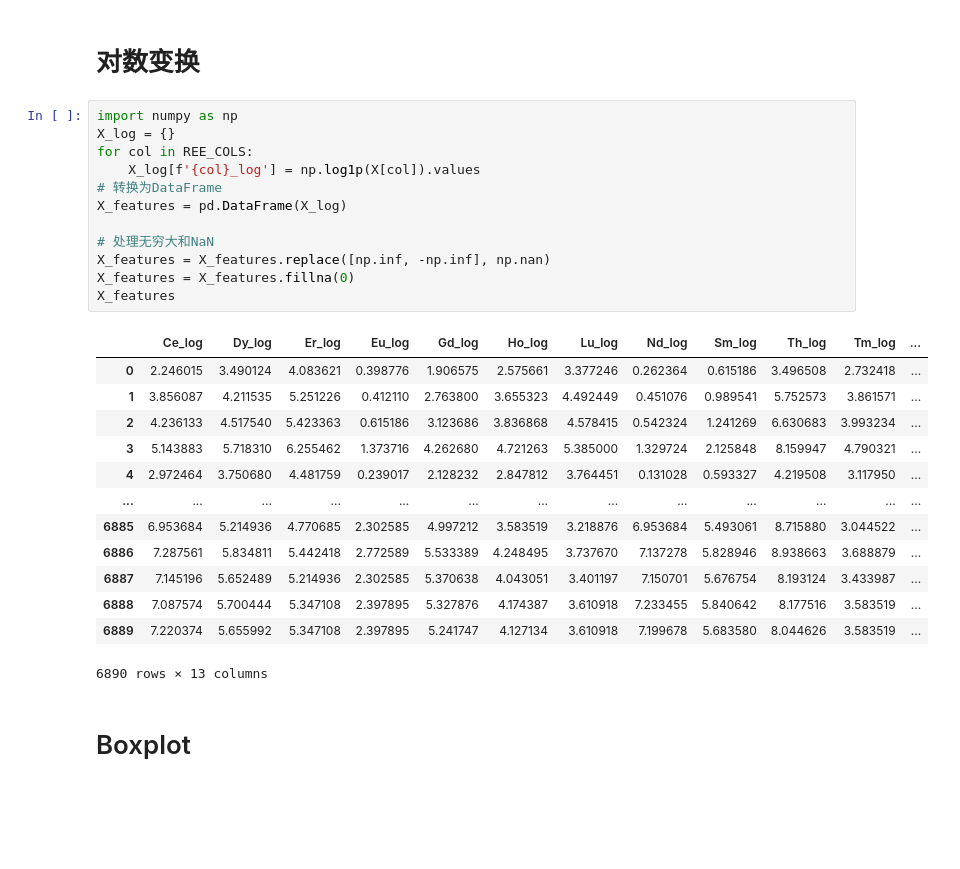
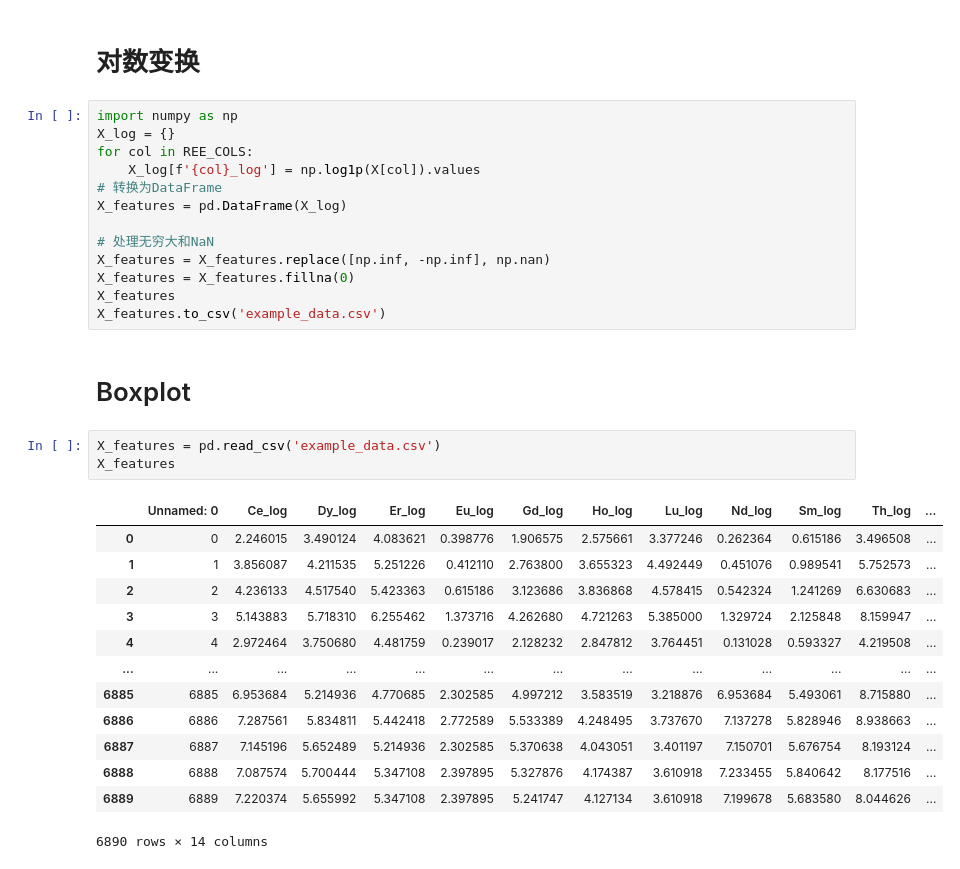
Before and after one commit to LvYan-Ai4Geo/zircons-classification, a Jupyter notebook: src/data_preprocess/data_analysis_boxplot.ipynb, the cells around one changed output. Cells and saved outputs as stored; diff of their text form; blank space fills up the shorter version.

```diff
--- a/src/data_preprocess/data_analysis_boxplot.ipynb
+++ b/src/data_preprocess/data_analysis_boxplot.ipynb
@@ -60,20 +161,24 @@ X_features = pd.DataFrame(X_log)
 X_features = X_features.replace([np.inf, -np.inf], np.nan)
 X_features = X_features.fillna(0)
 X_features
+X_features.to_csv('example_data.csv')
-# %% [output]
-|  | Ce_log | Dy_log | Er_log | Eu_log | Gd_log | Ho_log | Lu_log | Nd_log | Sm_log | Th_log | Tm_log | ... |
-| 0 | 2.246015 | 3.490124 | 4.083621 | 0.398776 | 1.906575 | 2.575661 | 3.377246 | 0.262364 | 0.615186 | 3.496508 | 2.732418 | ... |
-| 1 | 3.856087 | 4.211535 | 5.251226 | 0.412110 | 2.763800 | 3.655323 | 4.492449 | 0.451076 | 0.989541 | 5.752573 | 3.861571 | ... |
-| 2 | 4.236133 | 4.517540 | 5.423363 | 0.615186 | 3.123686 | 3.836868 | 4.578415 | 0.542324 | 1.241269 | 6.630683 | 3.993234 | ... |
-| 3 | 5.143883 | 5.718310 | 6.255462 | 1.373716 | 4.262680 | 4.721263 | 5.385000 | 1.329724 | 2.125848 | 8.159947 | 4.790321 | ... |
-| 4 | 2.972464 | 3.750680 | 4.481759 | 0.239017 | 2.128232 | 2.847812 | 3.764451 | 0.131028 | 0.593327 | 4.219508 | 3.117950 | ... |
-| ... | ... | ... | ... | ... | ... | ... | ... | ... | ... | ... | ... | ... |
-| 6885 | 6.953684 | 5.214936 | 4.770685 | 2.302585 | 4.997212 | 3.583519 | 3.218876 | 6.953684 | 5.493061 | 8.715880 | 3.044522 | ... |
-| 6886 | 7.287561 | 5.834811 | 5.442418 | 2.772589 | 5.533389 | 4.248495 | 3.737670 | 7.137278 | 5.828946 | 8.938663 | 3.688879 | ... |
-| 6887 | 7.145196 | 5.652489 | 5.214936 | 2.302585 | 5.370638 | 4.043051 | 3.401197 | 7.150701 | 5.676754 | 8.193124 | 3.433987 | ... |
-| 6888 | 7.087574 | 5.700444 | 5.347108 | 2.397895 | 5.327876 | 4.174387 | 3.610918 | 7.233455 | 5.840642 | 8.177516 | 3.583519 | ... |
-| 6889 | 7.220374 | 5.655992 | 5.347108 | 2.397895 | 5.241747 | 4.127134 | 3.610918 | 7.199678 | 5.683580 | 8.044626 | 3.583519 | ... |
-6890 rows × 13 columns
 # %% [markdown]
 # Boxplot
+# %%
+X_features = pd.read_csv('example_data.csv')
+X_features
+# %% [output]
+|  | Unnamed: 0 | Ce_log | Dy_log | Er_log | Eu_log | Gd_log | Ho_log | Lu_log | Nd_log | Sm_log | Th_log | ... |
+| 0 | 0 | 2.246015 | 3.490124 | 4.083621 | 0.398776 | 1.906575 | 2.575661 | 3.377246 | 0.262364 | 0.615186 | 3.496508 | ... |
+| 1 | 1 | 3.856087 | 4.211535 | 5.251226 | 0.412110 | 2.763800 | 3.655323 | 4.492449 | 0.451076 | 0.989541 | 5.752573 | ... |
+| 2 | 2 | 4.236133 | 4.517540 | 5.423363 | 0.615186 | 3.123686 | 3.836868 | 4.578415 | 0.542324 | 1.241269 | 6.630683 | ... |
+| 3 | 3 | 5.143883 | 5.718310 | 6.255462 | 1.373716 | 4.262680 | 4.721263 | 5.385000 | 1.329724 | 2.125848 | 8.159947 | ... |
+| 4 | 4 | 2.972464 | 3.750680 | 4.481759 | 0.239017 | 2.128232 | 2.847812 | 3.764451 | 0.131028 | 0.593327 | 4.219508 | ... |
+| ... | ... | ... | ... | ... | ... | ... | ... | ... | ... | ... | ... | ... |
+| 6885 | 6885 | 6.953684 | 5.214936 | 4.770685 | 2.302585 | 4.997212 | 3.583519 | 3.218876 | 6.953684 | 5.493061 | 8.715880 | ... |
+| 6886 | 6886 | 7.287561 | 5.834811 | 5.442418 | 2.772589 | 5.533389 | 4.248495 | 3.737670 | 7.137278 | 5.828946 | 8.938663 | ... |
+| 6887 | 6887 | 7.145196 | 5.652489 | 5.214936 | 2.302585 | 5.370638 | 4.043051 | 3.401197 | 7.150701 | 5.676754 | 8.193124 | ... |
+| 6888 | 6888 | 7.087574 | 5.700444 | 5.347108 | 2.397895 | 5.327876 | 4.174387 | 3.610918 | 7.233455 | 5.840642 | 8.177516 | ... |
+| 6889 | 6889 | 7.220374 | 5.655992 | 5.347108 | 2.397895 | 5.241747 | 4.127134 | 3.610918 | 7.199678 | 5.683580 | 8.044626 | ... |
+6890 rows × 14 columns
 # %%
```
Also changed, not shown: parts of 9 cells of this notebook, 8 other files.
